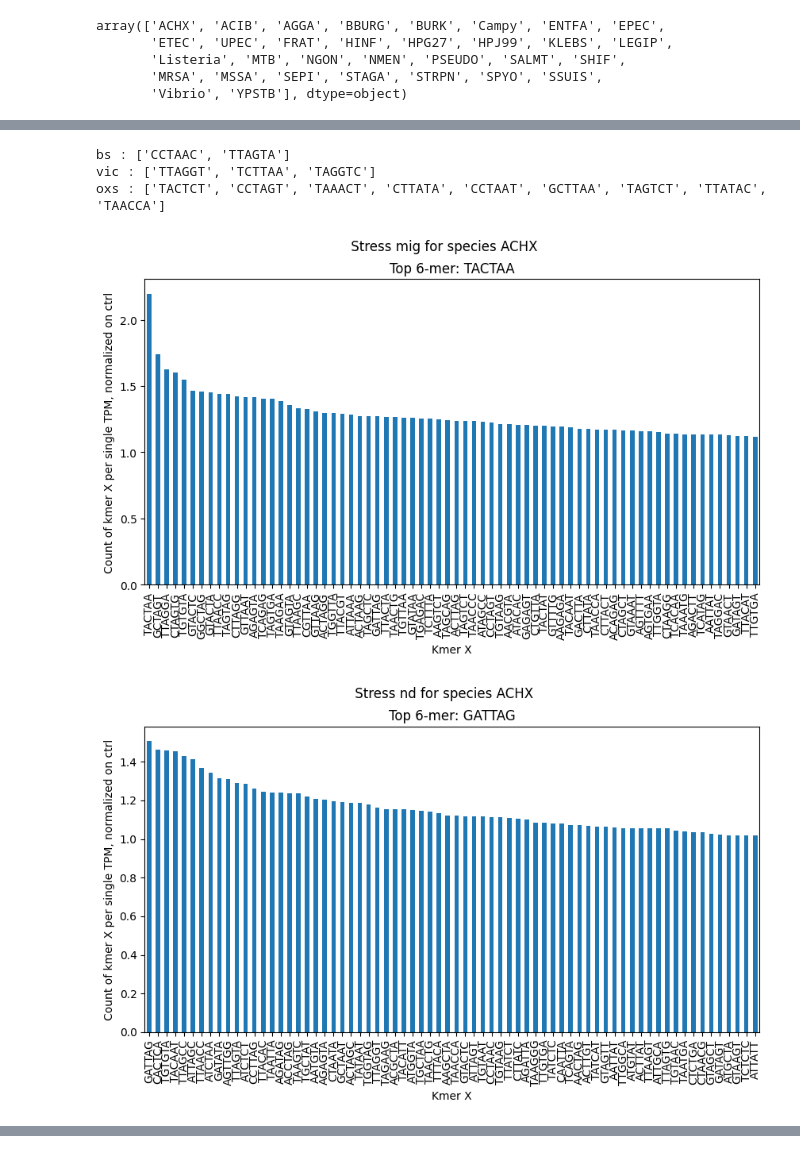
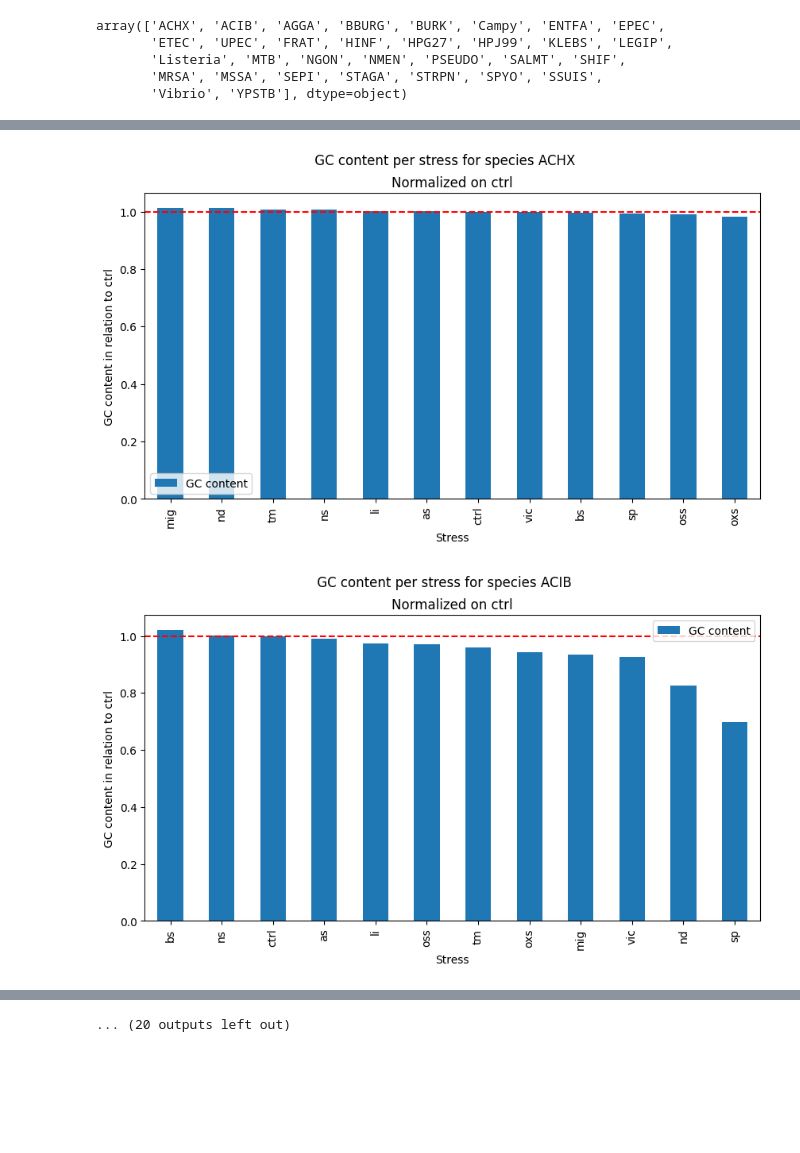
Before and after one commit to memetc/ML4RG_Group1, a Jupyter notebook: notebooks/kmer_analysis.ipynb, the cells around one changed output, grey strips where cells are left out. Drawn from its saved outputs; the diff is of its cells as text; code cells hidden in the pictures; blank space fills up the shorter version.

Commit message:
kmer inclusion and cnnv3

```diff
--- a/notebooks/kmer_analysis.ipynb
+++ b/notebooks/kmer_analysis.ipynb
@@ -62,13 +138,18 @@ array(['ACHX', 'ACIB', 'AGGA', 'BBURG', 'BURK', 'Campy', 'ENTFA', 'EPEC',
 # %%
-K = 6
-SPEC_ID = 'ACHX'
 
-species_df = merged_data[merged_data['species_id'] == SPEC_ID]
+gc_per_tpm_total = {}
 
-stress_conditions = list(set([col.split("_")[0] for col in species_df.columns if 'tpm' in col]))
+for spec_id in tqdm(merged_data['species_id'].unique()):
+    species_df = merged_data[merged_data['species_id'] == spec_id]
 
-kmers_per_tpm = {condition : {} for condition in stress_conditions}
-species_df.apply(lambda row: update_kmer_counts_per_tpm(kmers_per_tpm, row, K), axis=1)
+    stress_conditions = list(set([col.split("_")[0] for col in species_df.columns if 'tpm' in col]))
 
-kmers_per_tpm = pd.DataFrame(kmers_per_tpm)
-kmers_per_tpm.head()
+    gcs_per_tpm = {condition : 0 for condition in stress_conditions}
+
+    species_df.apply(lambda row: gc_counts_per_tpm(gcs_per_tpm, row), axis=1)
+
+
+    gcs_per_tpm = pd.DataFrame(gcs_per_tpm, index=[0])
+    gcs_per_tpm = gcs_per_tpm.div(gcs_per_tpm['ctrl'], axis=0) # normalize on ctrl
+
+    gc_per_tpm_total[spec_id] = gcs_per_tpm
@@ -96,39 +156,20 @@ kmers_normalized.head()
-# %%
-kmers_normalized = kmers_normalized[kmers_normalized.sum(axis=1) > 0]
-# drop sequences with N
-kmers_normalized = kmers_normalized[~kmers_normalized.index.str.contains('N')]
-
-# get all sequences with 2.5 times or more expression than ctrl
-top_stress_seqs = {stress : [] for stress in stress_conditions}
-
-for stress in stress_conditions:
-    top_seqs = kmers_normalized[kmers_normalized[stress] > 2.5][stress].sort_values(ascending=False).index
-    top_stress_seqs[stress] = top_seqs
-
-for stress in stress_conditions:
-    if len(top_stress_seqs[stress]) == 0:
-        continue
-    print(f"{stress} : {list(top_stress_seqs[stress])}")
-# %% [output]
-bs : ['CCTAAC', 'TTAGTA']
-vic : ['TTAGGT', 'TCTTAA', 'TAGGTC']
-oxs : ['TACTCT', 'CCTAGT', 'TAAACT', 'CTTATA', 'CCTAAT', 'GCTTAA', 'TAGTCT', 'TTATAC', 'TAACCA']
 # %%
+# plot GC content per stress
+for spec_id in gc_per_tpm_total:
+    gcs_per_tpm = gc_per_tpm_total[spec_id]
 
-
-
-for stress in kmers_normalized.columns:
-    # plot top sequences per stress
-    tpms = kmers_normalized[stress].sort_values(ascending=False)
-    top_seqs = tpms.head(70)
+    gcs_per_tpm = gcs_per_tpm.T
+    gcs_per_tpm.columns = ['GC content']
+    gcs_per_tpm = gcs_per_tpm.sort_values(by='GC content', ascending=False)
 
     fig, ax = plt.subplots(1,1, figsize=(10,5))
-    top_seqs.plot(kind='bar', ax=ax)
-    plt.suptitle(f" Stress {stress} for species {SPEC_ID}")
-    plt.title(f"Top {K}-mer: {top_seqs.index[0]}")
-    plt.ylabel('Count of kmer X per single TPM, normalized on ctrl')
-    plt.xlabel('Kmer X')
+    gcs_per_tpm.plot(kind='bar', ax=ax)
+    plt.axhline(y=gcs_per_tpm.loc['ctrl', 'GC content'], color='r', linestyle='--') # control
+    plt.suptitle(f" GC content per stress for species {spec_id}")
+    plt.title(f"Normalized on ctrl")
+    plt.ylabel('GC content in relation to ctrl')
+    plt.xlabel('Stress')
     plt.show()
 # %% [output]
-[figure, old version]
+[figure, new version]
-[figure, old version]
+[figure, new version]
@@ -144,0 +186 @@ for stress in kmers_normalized.columns:
+... (20 outputs left out)
```
Also changed, not shown: parts of 14 cells of this notebook, 11 other files.
